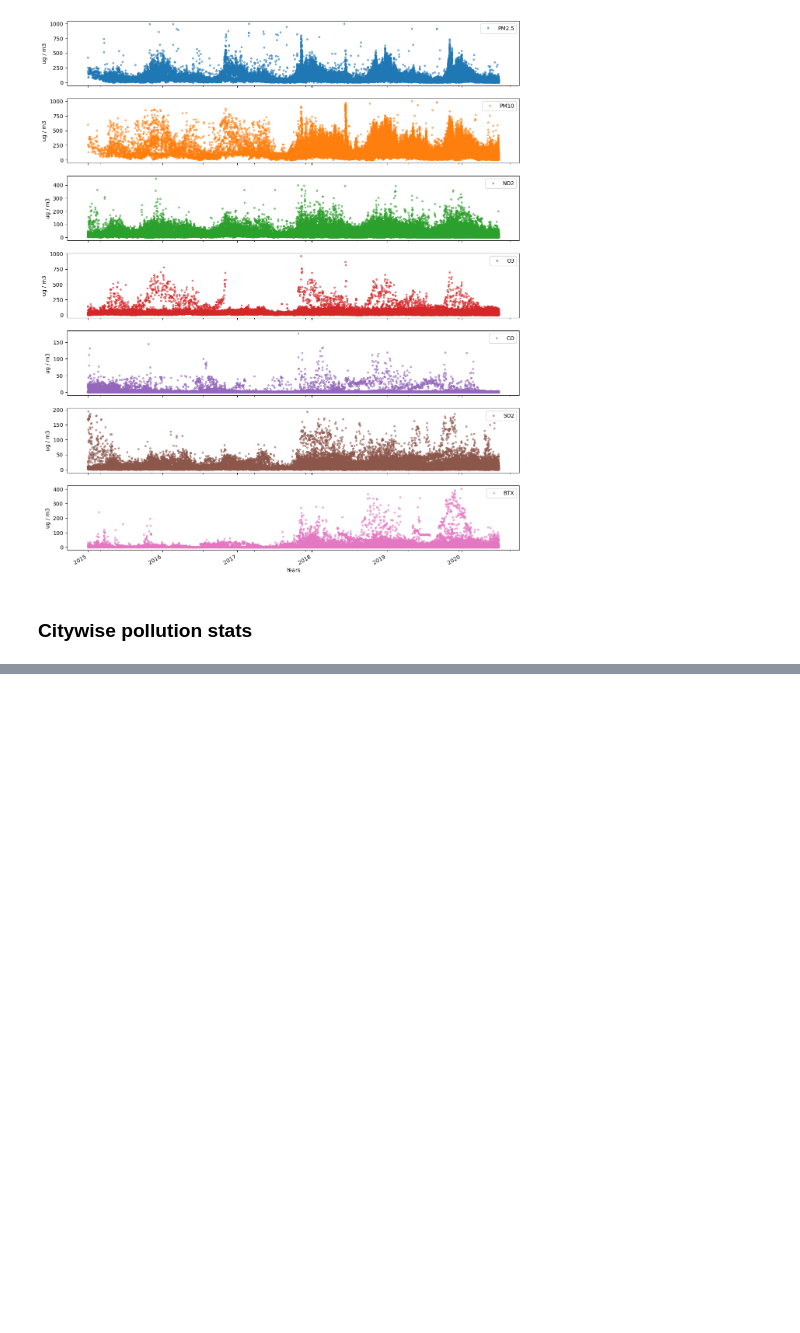
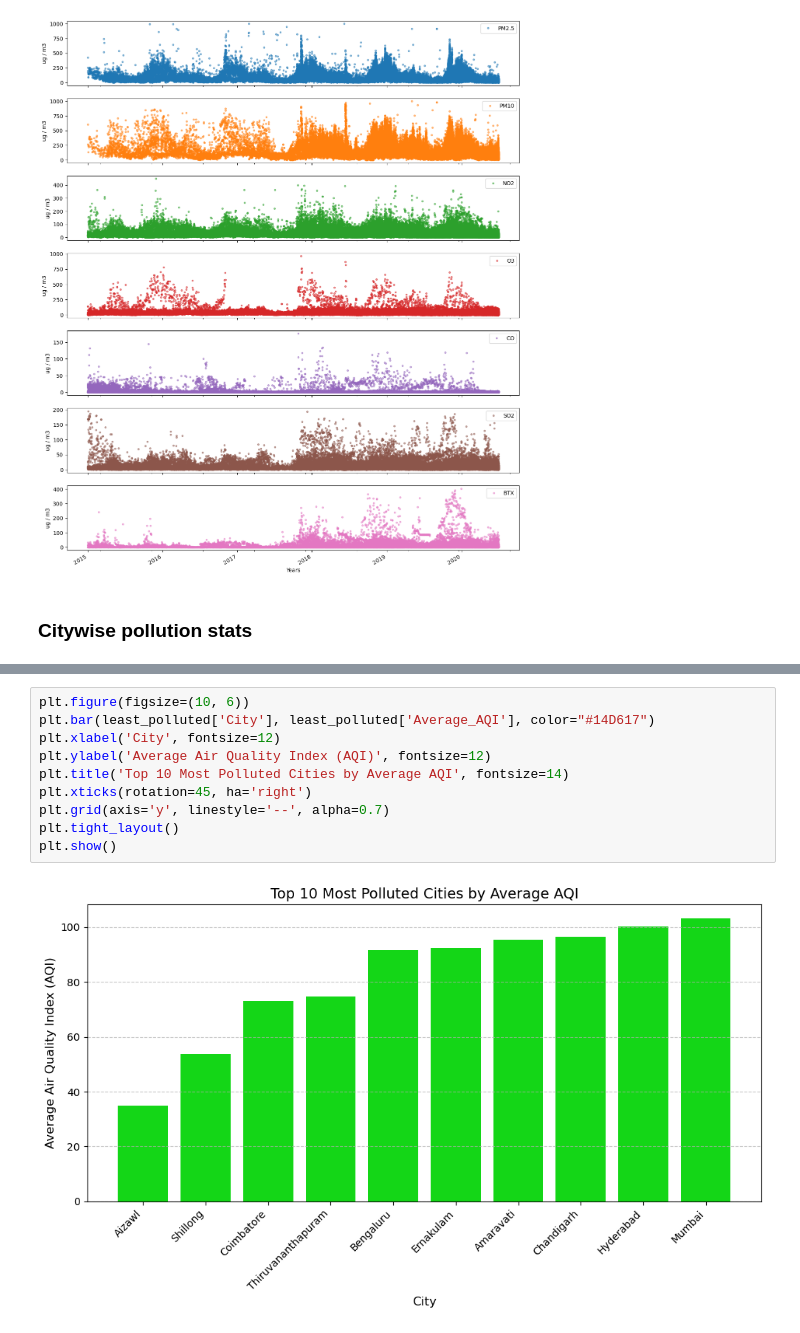
Before and after one commit to S-Nrupendra/Air-Quality-Index-Data-Science-Project, a Jupyter notebook: EDA.ipynb, the cells around one changed output, grey strips where cells are left out. Cells and saved outputs as stored; diff of their text form; blank space fills up the shorter version.

```diff
--- a/EDA.ipynb
+++ b/EDA.ipynb
@@ -177,0 +201,12 @@ merged_df =
+# %%
+plt.figure(figsize=(10, 6))
+plt.bar(least_polluted['City'], least_polluted['Average_AQI'], color="#14D617")
+plt.xlabel('City', fontsize=12)
+plt.ylabel('Average Air Quality Index (AQI)', fontsize=12)
+plt.title('Top 10 Most Polluted Cities by Average AQI', fontsize=14)
+plt.xticks(rotation=45, ha='right')
+plt.grid(axis='y', linestyle='--', alpha=0.7)
+plt.tight_layout()
+plt.show()
+# %% [output]
+[figure, added]
```
Also changed, not shown: parts of 8 cells of this notebook.
